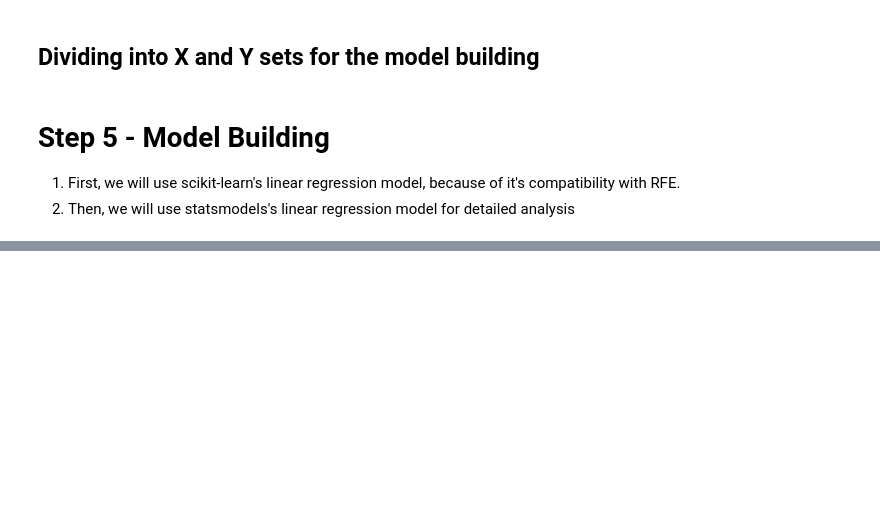
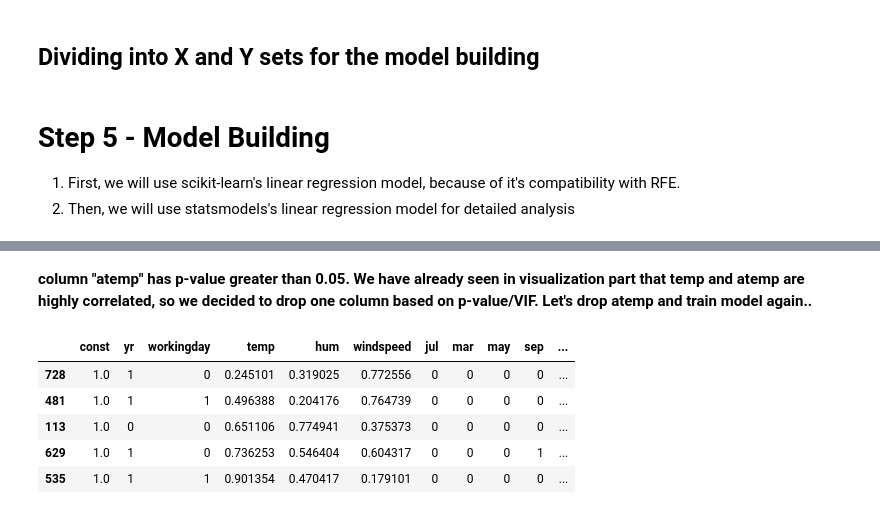
Before and after one commit to Nidhi-Mantri/MLR_Bike_Assignment, a Jupyter notebook: MLR_Bike_Assignment.ipynb, the cells around one changed output, grey strips where cells are left out. Cells and saved outputs as stored; diff of their text form; code cells hidden in the pictures; blank space fills up the shorter version.

```diff
--- a/MLR_Bike_Assignment.ipynb
+++ b/MLR_Bike_Assignment.ipynb
@@ -572,0 +623,12 @@ list(zip(X_train.columns,rfe.support_,rfe.ranking_))
+# %% [markdown]
+**column "atemp" has p-value greater than 0.05. We have already seen in visualization part that temp and atemp are highly correlated, so we decided to drop one column based on p-value/VIF. Let's drop atemp and train model again..**
+# %%
+X_train_new = X_train_rfe.drop(["atemp"], axis=1)
+X_train_new.head(5)
+# %% [output]
+|  | const | yr | workingday | temp | hum | windspeed | jul | mar | may | sep | ... |
+| 728 | 1.0 | 1 | 0 | 0.245101 | 0.319025 | 0.772556 | 0 | 0 | 0 | 0 | ... |
+| 481 | 1.0 | 1 | 1 | 0.496388 | 0.204176 | 0.764739 | 0 | 0 | 0 | 0 | ... |
+| 113 | 1.0 | 0 | 0 | 0.651106 | 0.774941 | 0.375373 | 0 | 0 | 0 | 0 | ... |
+| 629 | 1.0 | 1 | 0 | 0.736253 | 0.546404 | 0.604317 | 0 | 0 | 0 | 1 | ... |
+| 535 | 1.0 | 1 | 1 | 0.901354 | 0.470417 | 0.179101 | 0 | 0 | 0 | 0 | ... |
```
Also changed, not shown: parts of 22 cells of this notebook.
